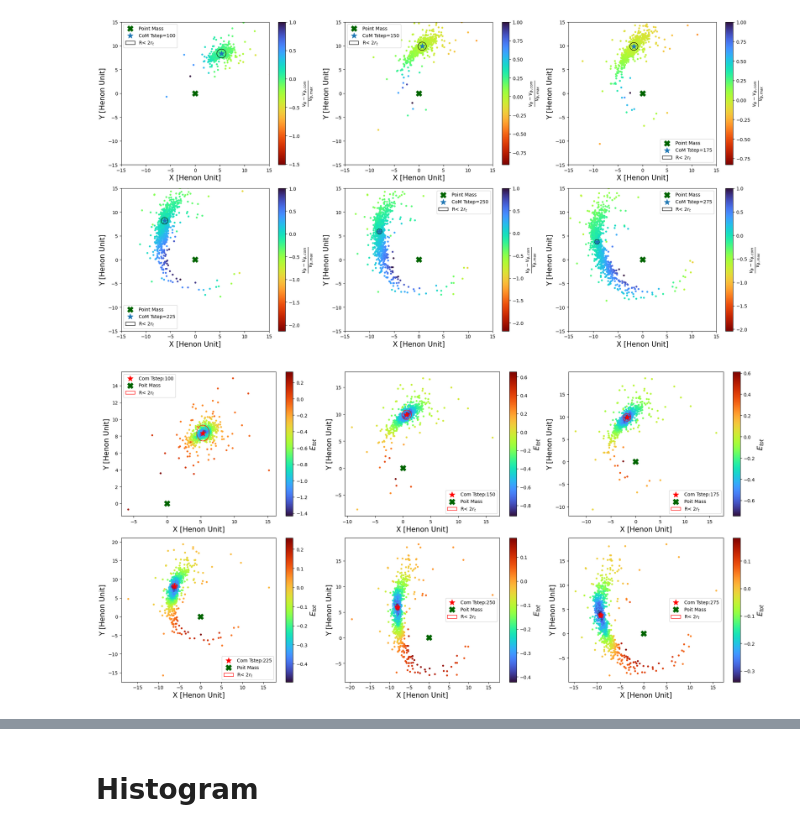
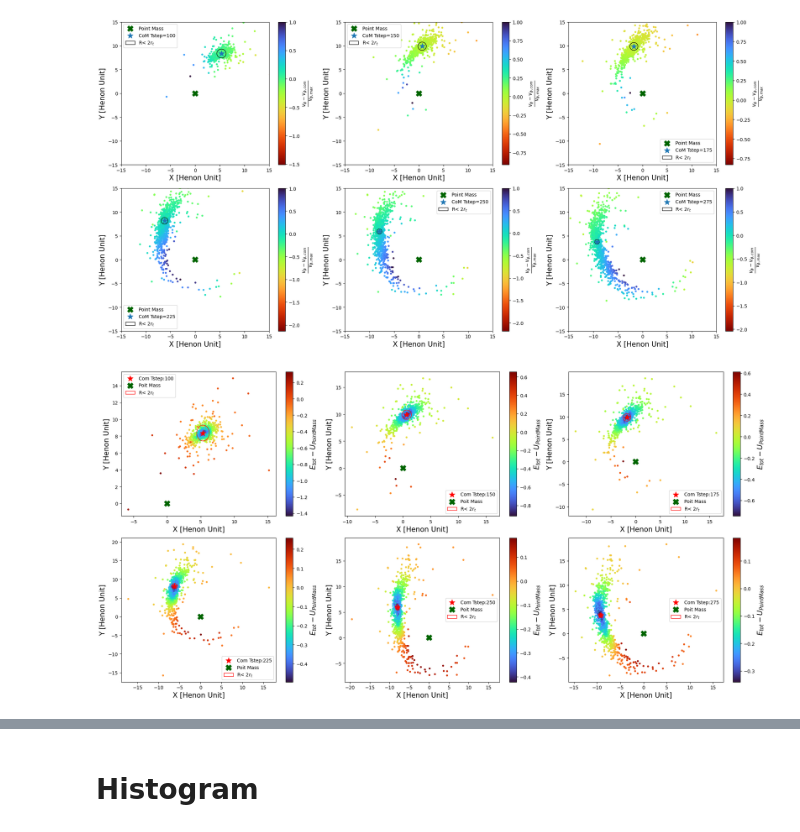
Before and after one commit to Berto70/pod_compastro23, a Jupyter notebook: Project/Analysis.ipynb, the cells around one changed output, grey strips where cells are left out. Cells and saved outputs as stored; diff of their text form; code cells hidden in the pictures.

```diff
--- a/Project/Analysis.ipynb
+++ b/Project/Analysis.ipynb
@@ -500,19 +500,3 @@ important_time
 array([  0, 119, 239, 359, 479, 599])
 # %% [markdown]
 ## Projection on all the particles
-# %%
-com_history = np.array(com_history)
-step = np.arange(0, len(com_history), 1)
-
-fig = plt.figure(figsize=(25, 15))
-for k, time in enumerate(important_time):
-    ax = fig.add_subplot(2, 3, k+1)
-
-    ax.scatter(position[time, :, 0], position[time, :, 1],  marker='.', label=f'Tstep={time}', zorder=-100, alpha=0.5)
-    ax.scatter(com_history[time, 0], com_history[time, 1],  marker='*', s=150, label=f'CoM', zorder=100)
-    ax.scatter(0,0, c='darkgreen', marker='X', s=150, label='Point Mass')
-    ax.set_xlim(-semi_major_axis-5, semi_major_axis+1)
-    ax.set_ylim(-semi_major_axis-5, semi_major_axis+5)
-    ax.set_xlabel('X [Henon Unit]', fontsize=15)
-    ax.set_ylabel('Y [Henon Unit]', fontsize=15)
-    ax.legend()
@@ -523,17 +502,0 @@ for k, time in enumerate(important_time):
-# %%
-com_history = np.array(com_history)
-step = np.arange(0, len(com_history), 1)
-
-fig = plt.figure(figsize=(25, 15))
-for k, time in enumerate(important_time):
-    flag = flag_history[time]
-    ax = fig.add_subplot(2, 3, k+1)
-
-    ax.scatter(position[time, :, 0][flag], position[time, :, 1][flag],  marker='.', label=f'Tstep={time}', zorder=-100, alpha=0.5)
-    ax.scatter(com_history[time, 0], com_history[time, 1],  marker='*', s=150, label=f'CoM Tstep={time}', zorder=100)
-    ax.scatter(0,0, c='darkgreen', marker='X', s=150, label='Point Mass')
-    ax.set_xlim(-semi_major_axis-5, semi_major_axis+1)
-    ax.set_ylim(-semi_major_axis-5, semi_major_axis+5)
-    ax.set_xlabel('X [Henon Unit]', fontsize=15)
-    ax.set_ylabel('Y [Henon Unit]', fontsize=15)
-    ax.legend()
@@ -683,32 +642,32 @@ cmap = plt.colormaps['turbo']
 com_history = np.array(com_history)
 step = np.arange(0, len(com_history), 1)
 
 fig = plt.figure(layout='tight', figsize=(20,10))
 for k, time in enumerate(important_time):
     circle = plt.Circle((com_history[time][0], com_history[time][1]), tidal2_history[time], color='r', fill=False, label=r'R< $2r_t$')
 
     rho, phi, vel_r, vel_phi, vel_z = cyl_coord(position[time, :, :], velocity[time, :, :])
     rho_com, phi_com, vel_r_com, vel_phi_com, vel_z_com = cyl_coord(com_history[time], vel_com_history[time])
     vel_phi_wrt_com = vel_phi - vel_phi_com
     vel_rho_wrt_com = vel_r - vel_r_com
     E_kin = 0.5*(1/N)*np.linalg.norm(velocity[time, :, :], axis=1)**2
     E_pot = potential_energy[time] + (1/N)*M_G/(np.linalg.norm(position[time], axis=1))
     E_tot = E_kin + E_pot
     ax = fig.add_subplot(2, 3, k+1)
 
     pcm = ax.scatter(position[time, :, 0][np.linalg.norm(position[time], axis=1)<semi_major_axis+10], position[time, :, 1][np.linalg.norm(position[time], axis=1)<semi_major_axis+10],  c=E_tot[np.linalg.norm(position[time], axis=1)<semi_major_axis+10],  marker='.', cmap=cmap)
     ax.scatter(com_history[time][0], com_history[time][1], marker='*', s=150, c='r', label=f'Com Tstep:{time}')
     ax.scatter(0,0, marker='X', color='darkgreen', label='Poit Mass', s=150)
     ax.add_patch(circle)
 
     cbar = fig.colorbar(pcm, ax=ax)
-    cbar.set_label(r'$E_{tot}$', fontsize=15)
+    cbar.set_label(r'$E_{tot} - U_{Point Mass}$', fontsize=15)
 
     ax.set_xlabel('X [Henon Unit]', fontsize=15)
     ax.set_ylabel('Y [Henon Unit]', fontsize=15)
     # ax.set_xlim(com_history[time][0]-10,  com_history[time][0]+10)
     # ax.set_ylim(com_history[time][1]-10,  com_history[time][1]+10)
     ax.legend()
     fig.show()
 # %% [output]
-[figure, old version]
+[figure, new version]
```
Also changed, not shown: parts of 6 cells of this notebook.
